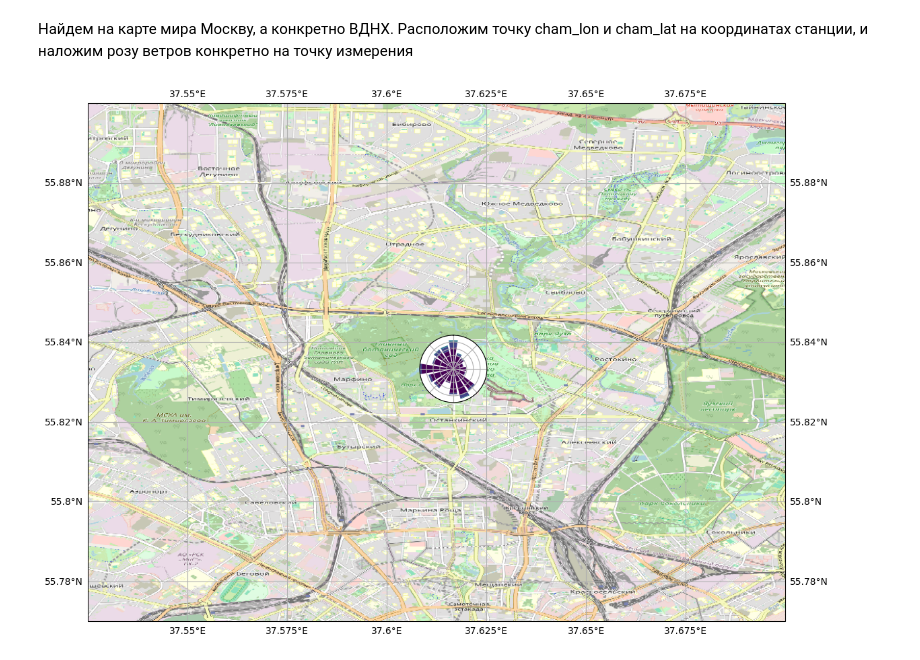
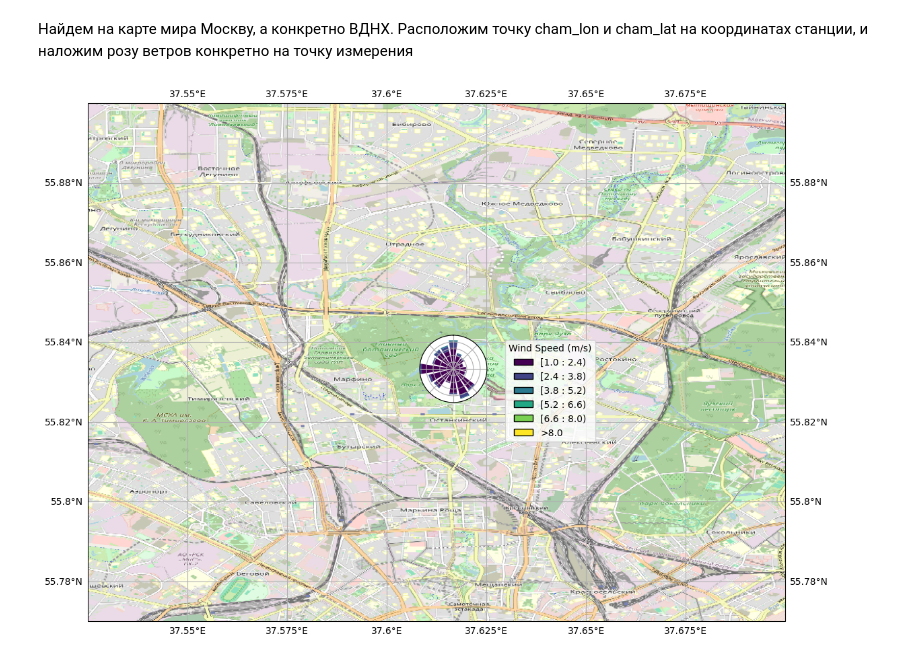
Before and after one commit to phrog-rgb/Weather_project, a Jupyter notebook: main.ipynb, the cells around one changed output. Drawn from its saved outputs; the diff is of its cells as text; code cells hidden in the pictures.

```diff
--- a/main.ipynb
+++ b/main.ipynb
@@ -175,7 +245,7 @@ df.describe().transpose()
 # %% [markdown]
 Поскольку о данных ветра не совсем удобно судить по такой статистике, то проще представить ее в виде <b>розы ветров</b>. Для этого создадим вектор ветра, но для начала покажем график распределения ненулевых значений ветра
 # %%
-df_filter = df[df['Direction'] != 0.0]
+df_filter = df[df['Direction'] != 0.0].copy()
 
 plt.hist2d(df_filter['Direction'], df_filter['Power'])
 plt.colorbar()
@@ -191,5 +261,7 @@ wv = df_filter['Power']
 max_wv = df_filter['Power'].max()
 wd_rad = df_filter['Direction']*np.pi/180
 
-df['Wx'] = wv*np.cos(wd_rad)
-df['Wy'] = wv*np.sin(wd_rad)
+df_filter.loc[:, 'Wx'] = wv * np.cos(wd_rad)
+df_filter.loc[:, 'Wy'] = wv * np.sin(wd_rad)
+
+df_filter.head(10)
@@ -239,32 +323,32 @@ fig = plt.figure(figsize=(15, 10))
 
 main_ax = fig.add_subplot(1, 1, 1, projection=proj)
 main_ax.set_extent([minlon, maxlon, minlat, maxlat], crs=proj)
 main_ax.gridlines(draw_labels=True)
 main_ax.coastlines()
 
 request = cimgt.OSM()
 main_ax.add_image(request, 13)
 
 # Coordinates of the station we were measuring windspeed
 cham_lon, cham_lat = (37.616667, 55.833333)
 
 # Inset axe it with a fixed size
 wrax_cham = inset_axes(main_ax,
         width=1,                             # size in inches
         height=1,                            # size in inches
         loc='center',                        # center bbox at given position
         bbox_to_anchor=(cham_lon, cham_lat), # position of the axe
         bbox_transform=main_ax.transData,    # use data coordinate (not axe coordinate)
         axes_class=windrose.WindroseAxes,    # specify the class of the axe
         )
 
 wrax_cham.set_theta_offset( np.pi /2)
 wrax_cham.set_theta_direction(-1)
 
 wrax_cham.bar(df_filter['Direction'],df_filter['Power'])
-
+legend = wrax_cham.legend(title='Wind Speed (m/s)', loc='best', bbox_to_anchor=(1.2, 1))
 
 for ax in [wrax_cham]:
   ax.tick_params(labelleft=False, labelbottom=False)
 # %% [output]
-[figure, old version]
+[figure, new version]
```
Also changed, not shown: parts of 19 cells of this notebook, 1 other file.
